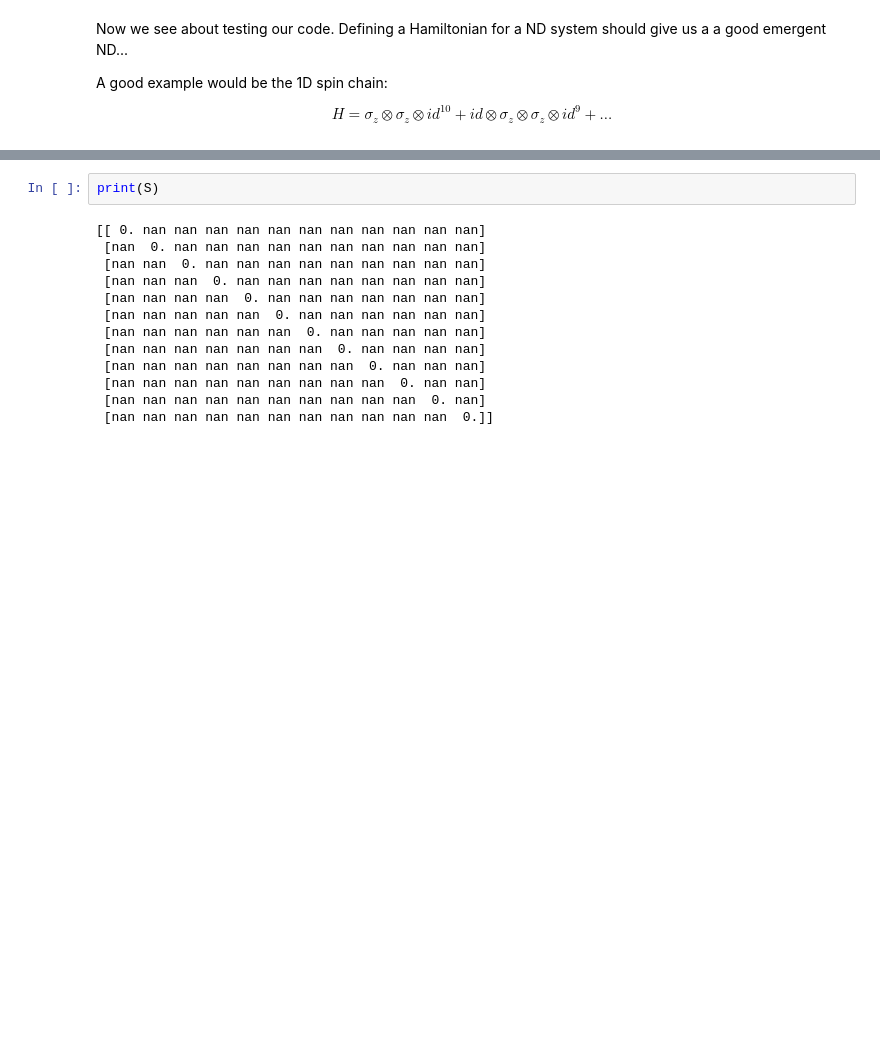
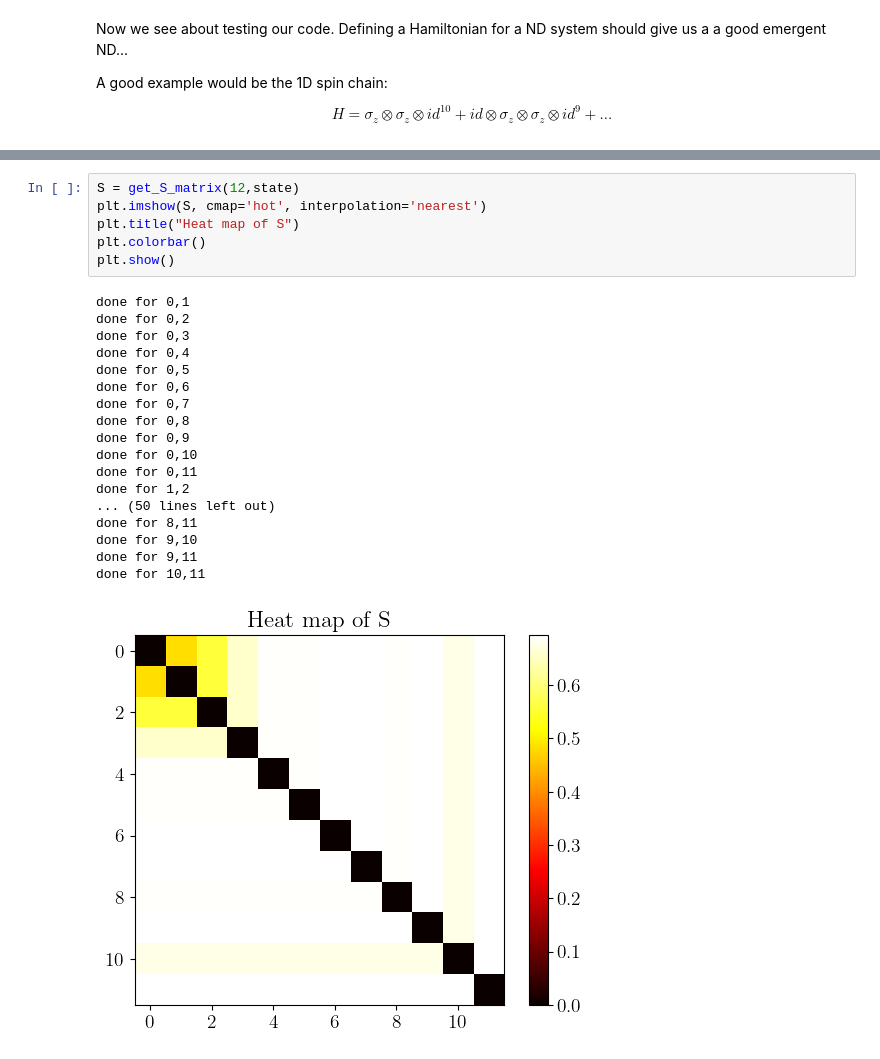
Before and after one commit to MarinAndreGirard/Quantum_emergent_dimension, a Jupyter notebook: MDS_3.ipynb, the cells around one changed output, grey strips where cells are left out. Cells and saved outputs as stored; diff of their text form; blank space fills up the shorter version.

```diff
--- a/MDS_3.ipynb
+++ b/MDS_3.ipynb
@@ -532,16 +530,26 @@ done for 10,11
-# %%
-print(S)
-# %% [output]
-[[ 0. nan nan nan nan nan nan nan nan nan nan nan]
- [nan  0. nan nan nan nan nan nan nan nan nan nan]
- [nan nan  0. nan nan nan nan nan nan nan nan nan]
- [nan nan nan  0. nan nan nan nan nan nan nan nan]
- [nan nan nan nan  0. nan nan nan nan nan nan nan]
- [nan nan nan nan nan  0. nan nan nan nan nan nan]
- [nan nan nan nan nan nan  0. nan nan nan nan nan]
- [nan nan nan nan nan nan nan  0. nan nan nan nan]
- [nan nan nan nan nan nan nan nan  0. nan nan nan]
- [nan nan nan nan nan nan nan nan nan  0. nan nan]
- [nan nan nan nan nan nan nan nan nan nan  0. nan]
- [nan nan nan nan nan nan nan nan nan nan nan  0.]]
+# %%
+S = get_S_matrix(12,state)
+plt.imshow(S, cmap='hot', interpolation='nearest')
+plt.title("Heat map of S")
+plt.colorbar()
+plt.show()
+# %% [output]
+done for 0,1
+done for 0,2
+done for 0,3
+done for 0,4
+done for 0,5
+done for 0,6
+done for 0,7
+done for 0,8
+done for 0,9
+done for 0,10
+done for 0,11
+done for 1,2
+... (50 lines left out)
+done for 8,11
+done for 9,10
+done for 9,11
+done for 10,11
+[figure, added]
 # %%
```
Also changed, not shown: parts of 7 cells of this notebook, 1 other file.
